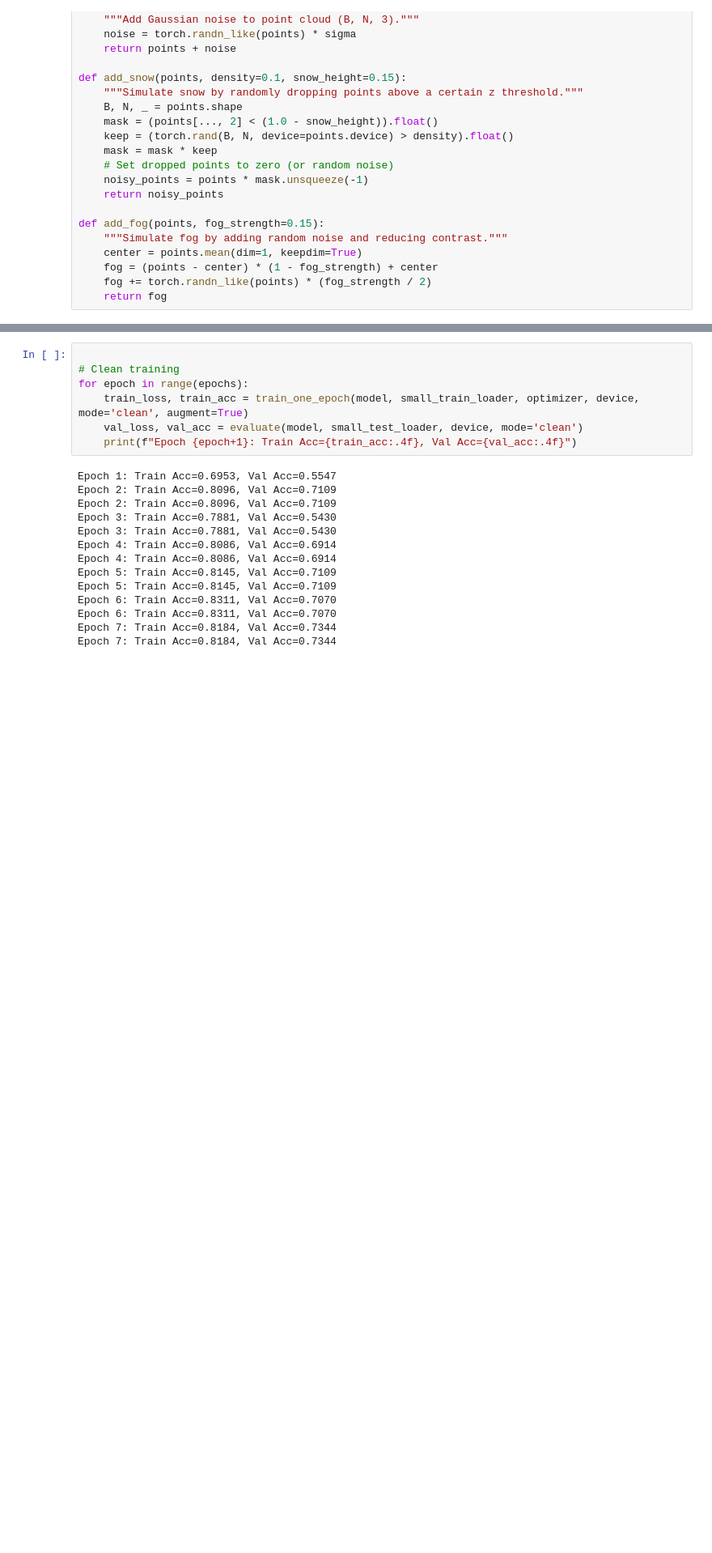
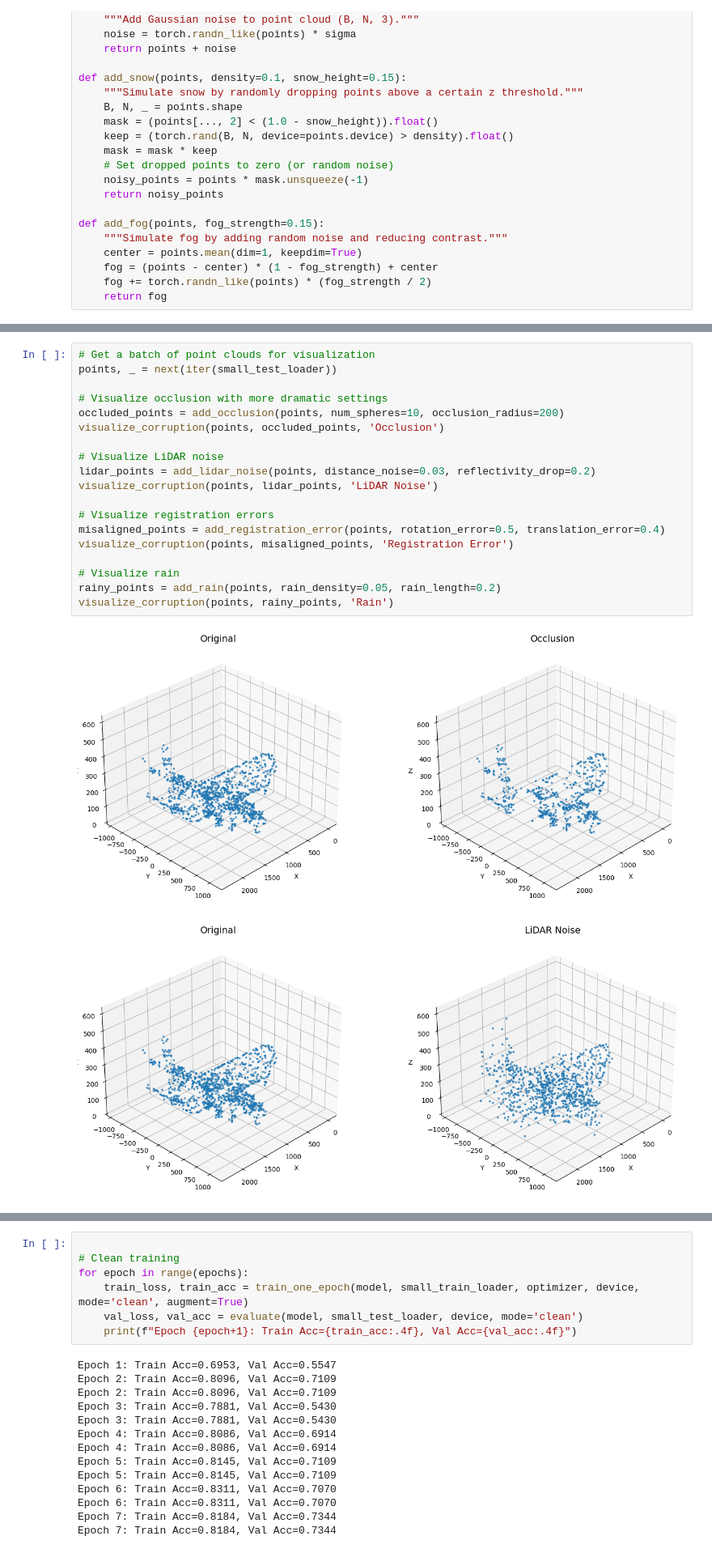
Before and after one commit to saifaldin14/3DResearch, a Jupyter notebook: newproject.ipynb, the cells around one changed output, grey strips where cells are left out. Shown at 81% size. Saved outputs shown, nothing was run; the diff lists cells and outputs as text; blank space fills up the shorter version.

Commit message:
Add occlusions

```diff
--- a/newproject.ipynb
+++ b/newproject.ipynb
@@ -290,0 +531,22 @@ You can toggle between clean, adversarial, and corrupted training/evaluation by
+# %%
+# Get a batch of point clouds for visualization
+points, _ = next(iter(small_test_loader))
+
+# Visualize occlusion with more dramatic settings
+occluded_points = add_occlusion(points, num_spheres=10, occlusion_radius=200)
+visualize_corruption(points, occluded_points, 'Occlusion')
+
+# Visualize LiDAR noise
+lidar_points = add_lidar_noise(points, distance_noise=0.03, reflectivity_drop=0.2)
+visualize_corruption(points, lidar_points, 'LiDAR Noise')
+
+# Visualize registration errors
+misaligned_points = add_registration_error(points, rotation_error=0.5, translation_error=0.4)
+visualize_corruption(points, misaligned_points, 'Registration Error')
+
+# Visualize rain
+rainy_points = add_rain(points, rain_density=0.05, rain_length=0.2)
+visualize_corruption(points, rainy_points, 'Rain')
+# %% [output]
+[figure, added]
+[figure, added]
```
Also changed, not shown: parts of 10 cells of this notebook.
